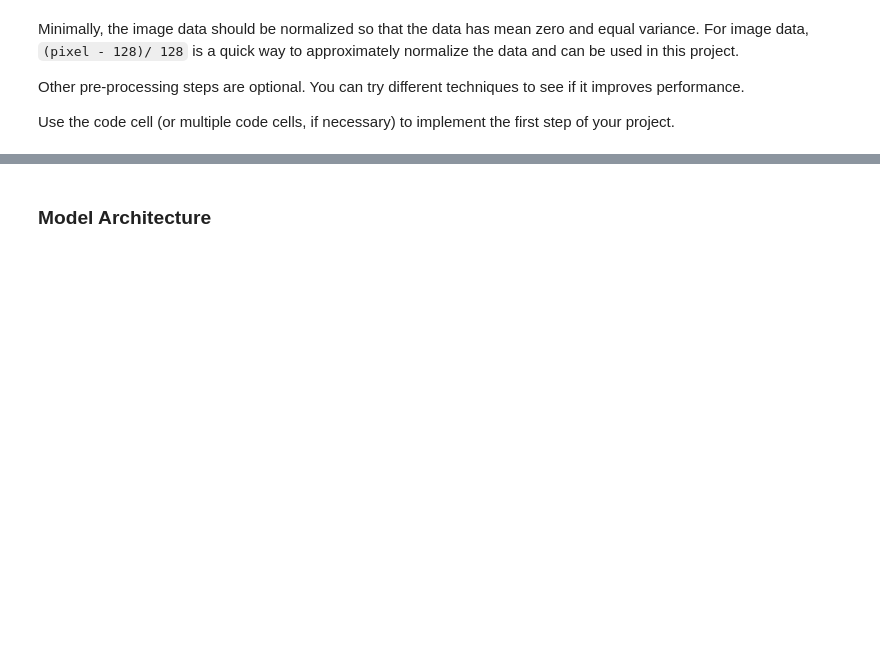
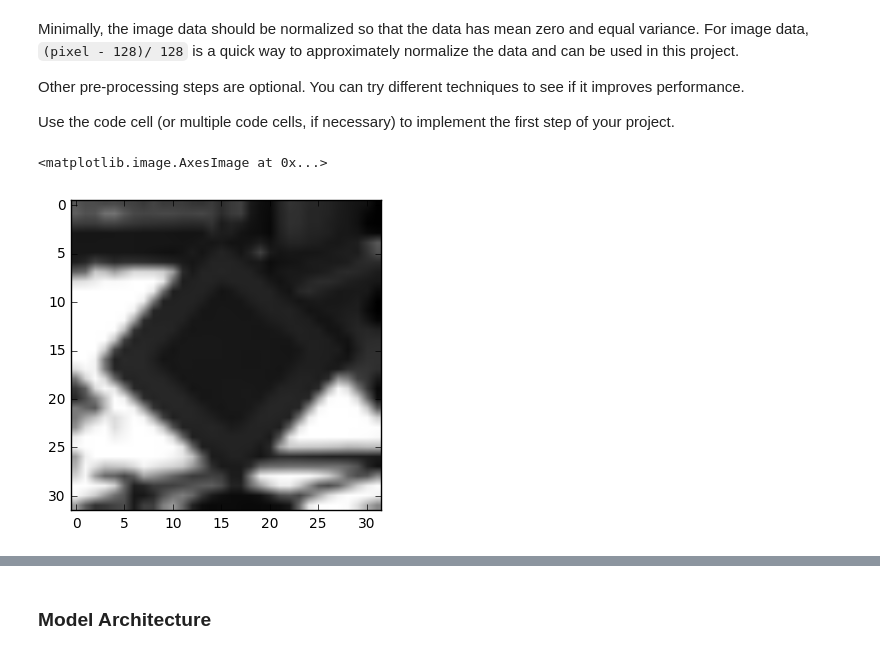
Before and after one commit to princegao/ND013, a Jupyter notebook: Term1/CarND-Traffic-Sign-Classifier-Project/Traffic_Sign_Classifier.ipynb, the cells around one changed output, grey strips where cells are left out. Saved outputs shown, nothing was run; the diff lists cells and outputs as text; code cells hidden in the pictures; blank space fills up the shorter version.

```diff
--- a/Term1/CarND-Traffic-Sign-Classifier-Project/Traffic_Sign_Classifier.ipynb
+++ b/Term1/CarND-Traffic-Sign-Classifier-Project/Traffic_Sign_Classifier.ipynb
@@ -130,0 +123,4 @@ Use the code cell (or multiple code cells, if necessary) to implement the first
+# %%
+def rgb2gray(rgb):
+    '''Convert image to grayscale'''
+    return np.dot(rgb[...,:3], [0.299, 0.587, 0.114])
@@ -130,0 +145,14 @@ Use the code cell (or multiple code cells, if necessary) to implement the first
+# %%
+# Shuffle data set
+x_train, y_train = shuffle(x_train, y_train)
+x_valid, y_valid = shuffle(x_valid, y_valid)
+# %%
+# Convert image to grayscale
+x_train = rgb2gray(x_train)
+x_valid = rgb2gray(x_valid)
+x_test = rgb2gray(x_test)
+# %%
+plt.imshow(x_train[0], cmap = 'gray')
+# %% [output]
+<matplotlib.image.AxesImage at 0x...>
+[figure, added]
```
Also changed, not shown: parts of 20 cells of this notebook, 3 other files.
